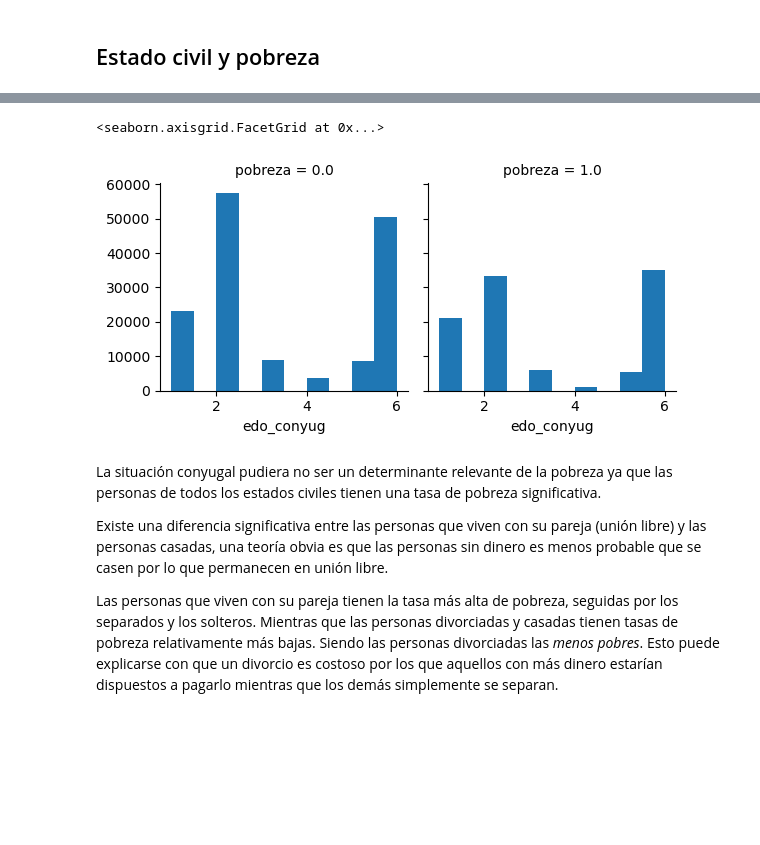
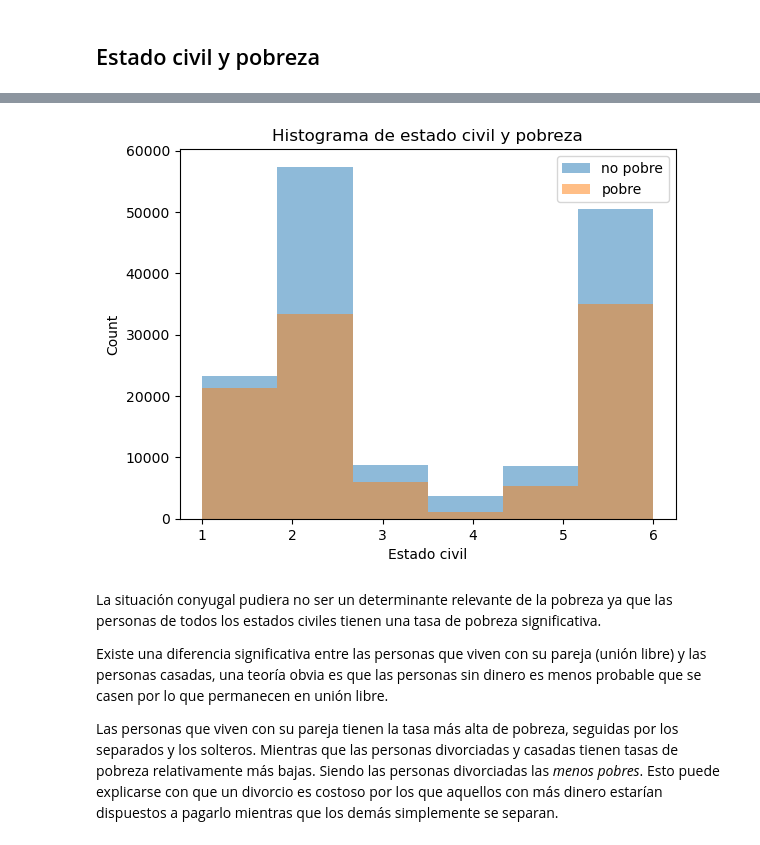
Before and after one commit to Diego74965/DE-T1, a Jupyter notebook: pobreza.ipynb, the cells around one changed output, grey strips where cells are left out. Saved outputs shown, nothing was run; the diff lists cells and outputs as text; code cells hidden in the pictures; blank space fills up the shorter version.

```diff
--- a/pobreza.ipynb
+++ b/pobreza.ipynb
@@ -197,9 +160,17 @@ pobreza_df[['edo_conyug', 'pobreza']].groupby(['edo_conyug'], as_index = False).
-# %%
-grid = sns.FacetGrid(pobreza_df, col = 'pobreza')
-grid.map(plt.hist, 'edo_conyug')
-# %% [output]
-<seaborn.axisgrid.FacetGrid at 0x...>
-[figure, removed]
+# %%
+pobreza_1 = df[df['pobreza'] == 1]['edo_conyug']
+pobreza_0 = df[df['pobreza'] == 0]['edo_conyug']
+
+plt.hist(pobreza_0, bins = 6, alpha = 0.5, label = 'no pobre')
+plt.hist(pobreza_1, bins = 6, alpha = 0.5, label = 'pobre')
+
+plt.xlabel('Estado civil')
+plt.ylabel('Count')
+plt.title('Histograma de estado civil y pobreza')
+plt.legend(loc='upper right')
+plt.show()
+# %% [output]
+[figure, added]
 # %% [markdown]
 La situación conyugal pudiera no ser un determinante relevante de la pobreza ya que las personas de todos los estados civiles tienen una tasa de pobreza significativa.
 
```
Also changed, not shown: parts of 49 cells of this notebook, 8 other files.
